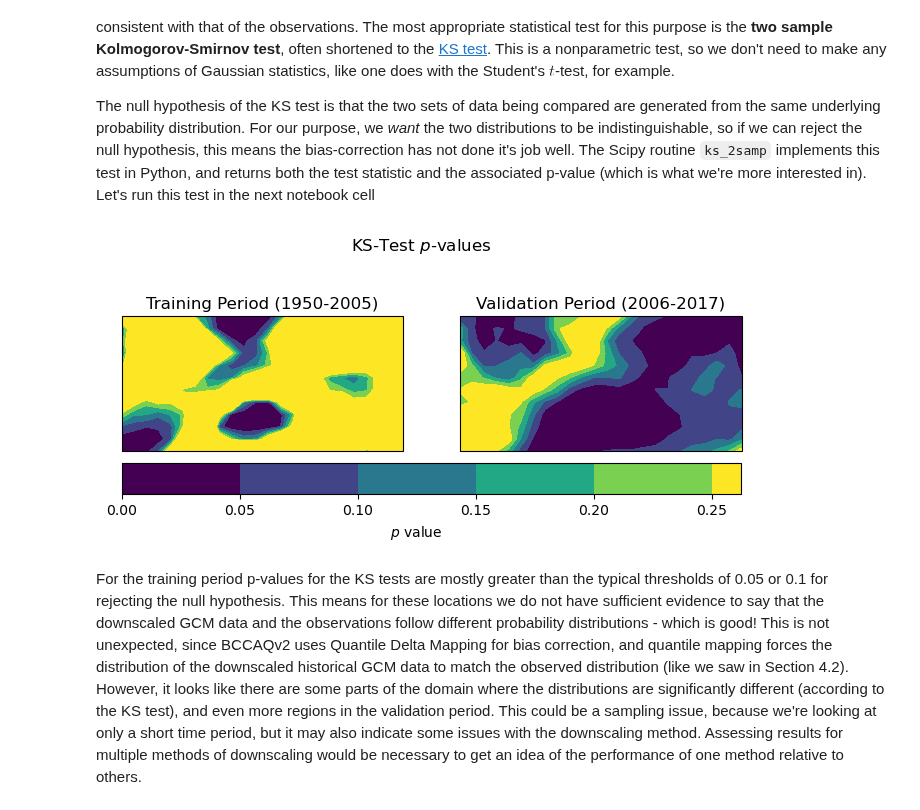
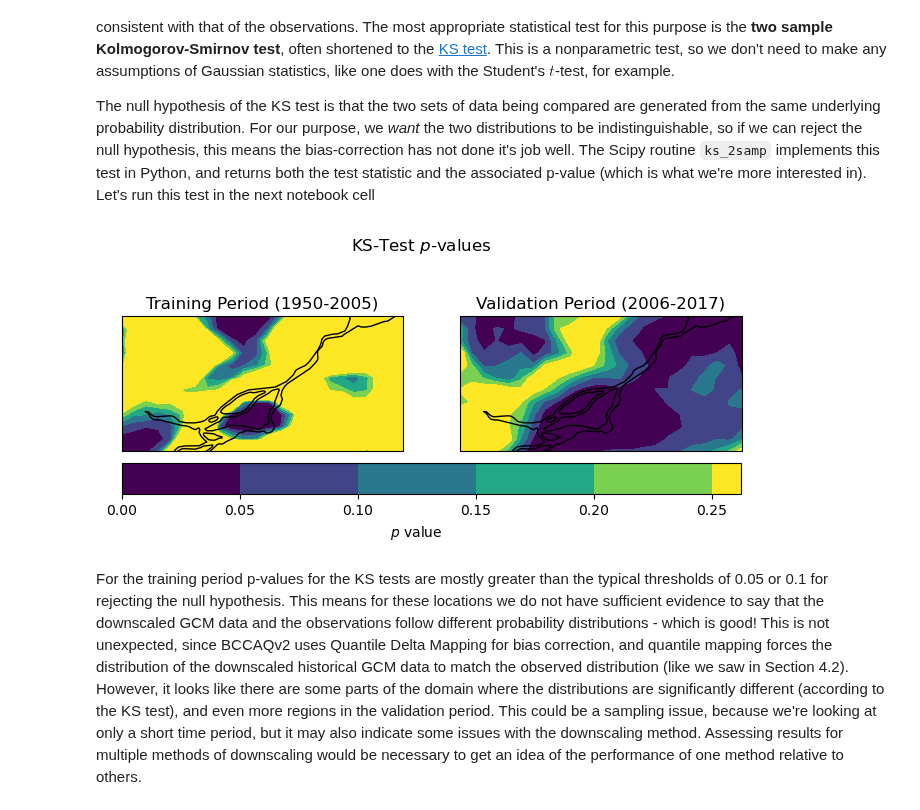
Before and after one commit to mikemorris12/UTCDW_Guidebook, a Jupyter notebook: Chapter4/section4.3_downscaling_validation.ipynb, the cells around one changed output. Saved outputs shown, nothing was run; the diff lists cells and outputs as text; code cells hidden in the pictures.

```diff
--- a/Chapter4/section4.3_downscaling_validation.ipynb
+++ b/Chapter4/section4.3_downscaling_validation.ipynb
@@ -135,23 +139,24 @@ ks_pvals_test = ks_pvals_test.where(~np.isnan(data_obs_test.isel(time=0)))
 # %%
 # plot
 fig, axes = plt.subplots(ncols = 2, subplot_kw = spkws, figsize = (8,3))
 fig.suptitle(r"KS-Test $p$-values")
 
 p1 = ks_pvals_train.plot.contourf(ax = axes[0], levels = np.arange(0, 0.3, 0.05), add_colorbar = False)
 axes[0].set_title("Training Period (1950-2005)")
 
 p2 = ks_pvals_test.plot.contourf(ax = axes[1], levels = np.arange(0, 0.3, 0.05), add_colorbar = False)
 axes[1].set_title("Validation Period (2006-2017)")
 
 fig.colorbar(p1, ax = axes.ravel().tolist(), label = r"$p$ value",
              orientation='horizontal', extendrect = True,
              pad = 0.05)
 for ax in axes:
     ax.add_feature(cfeature.LAKES, edgecolor = 'k', facecolor = 'none', zorder = 2)
+    ax.coastlines()
 
 plt.show()
 # %% [output]
-[figure, old version]
+[figure, new version]
 # %% [markdown]
 For the training period p-values for the KS tests are mostly greater than the typical thresholds of 0.05 or 0.1 for rejecting the null hypothesis. This means for these locations we do not have sufficient evidence to say that the downscaled GCM data and the observations follow different probability distributions - which is good! This is not unexpected, since BCCAQv2 uses Quantile Delta Mapping for bias correction, and quantile mapping forces the distribution of the downscaled historical GCM data to match the observed distribution (like we saw in Section 4.2). However, it looks like there are some parts of the domain where the distributions are significantly different (according to the KS test), and even more regions in the validation period. This could be a sampling issue, because we're looking at only a short time period, but it may also indicate some issues with the downscaling method. Assessing results for multiple methods of downscaling would be necessary to get an idea of the performance of one method relative to others.
 # %% [markdown]
```
Also changed, not shown: parts of 15 cells of this notebook.
